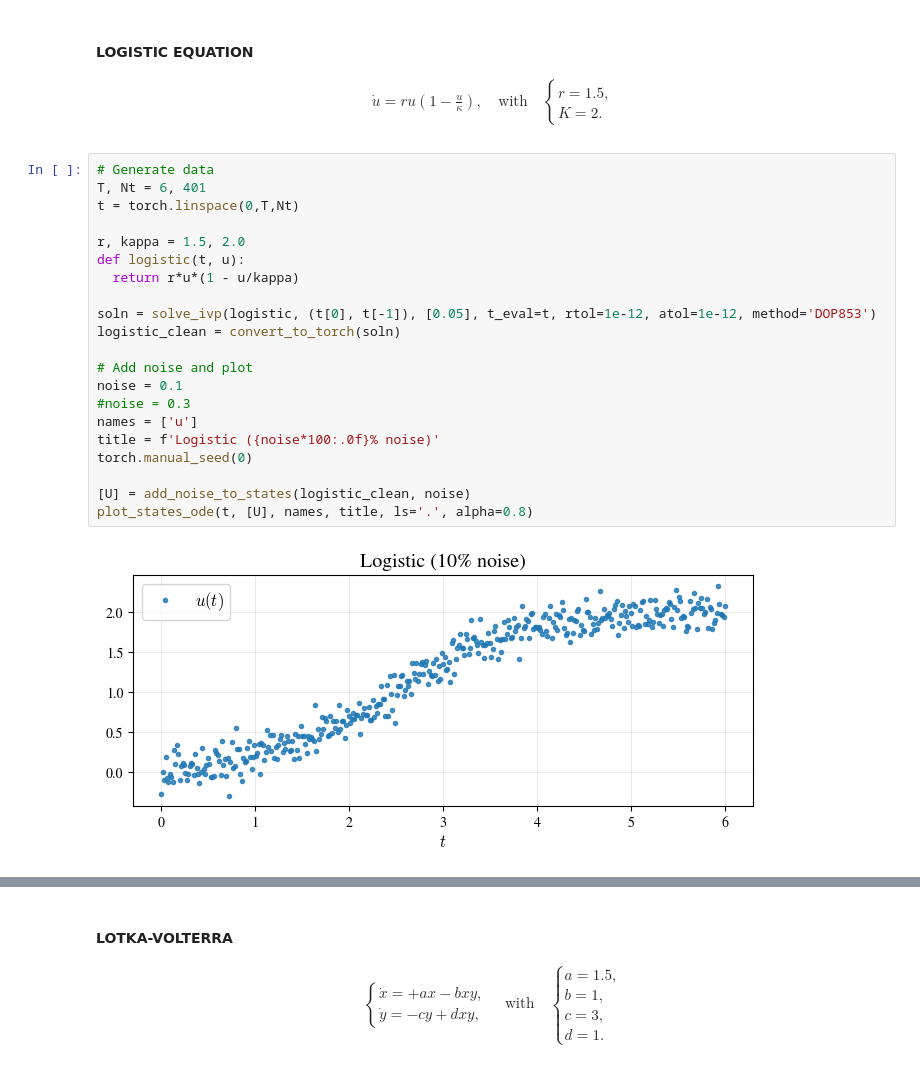
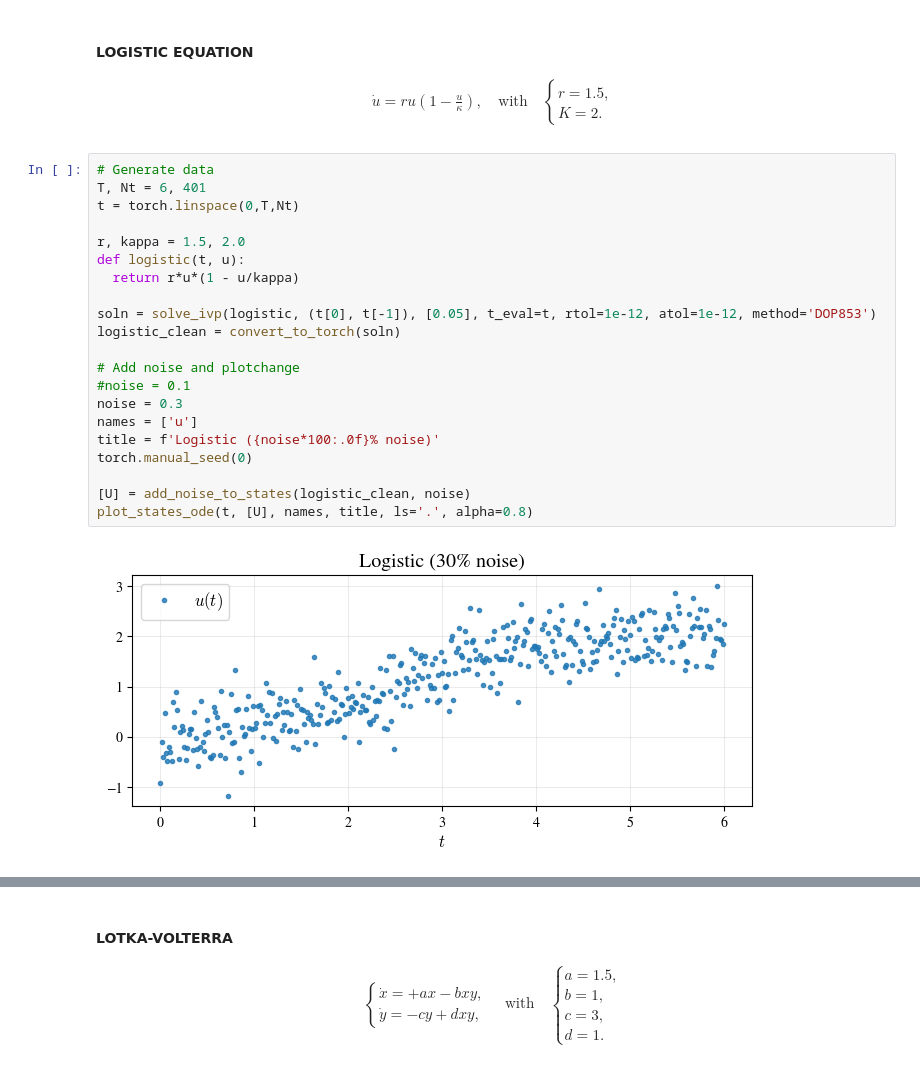
Before and after one commit to SethMinor/PyWSINDy-for-PDEs, a Jupyter notebook: examples/wsindy_ode_examples.ipynb, the cells around one changed output, grey strips where cells are left out. Drawn from its saved outputs; the diff is of its cells as text.

```diff
--- a/examples/wsindy_ode_examples.ipynb
+++ b/examples/wsindy_ode_examples.ipynb
@@ -91,26 +91,26 @@ $$\begin{align*}
 # %%
 # Generate data
 T, Nt = 6, 401
 t = torch.linspace(0,T,Nt)
 
 r, kappa = 1.5, 2.0
 def logistic(t, u):
   return r*u*(1 - u/kappa)
 
 soln = solve_ivp(logistic, (t[0], t[-1]), [0.05], t_eval=t, rtol=1e-12, atol=1e-12, method='DOP853')
 logistic_clean = convert_to_torch(soln)
 
-# Add noise and plot
-noise = 0.1
-#noise = 0.3
+# Add noise and plotchange
+#noise = 0.1
+noise = 0.3
 names = ['u']
 title = f'Logistic ({noise*100:.0f}% noise)'
 torch.manual_seed(0)
 
 [U] = add_noise_to_states(logistic_clean, noise)
 plot_states_ode(t, [U], names, title, ls='.', alpha=0.8)
 # %% [output]
-[figure, old version]
+[figure, new version]
 # %%
 # Run WSINDy
 V = [] # aux variables
```
Also changed, not shown: parts of 2 cells of this notebook, 1 other file.
